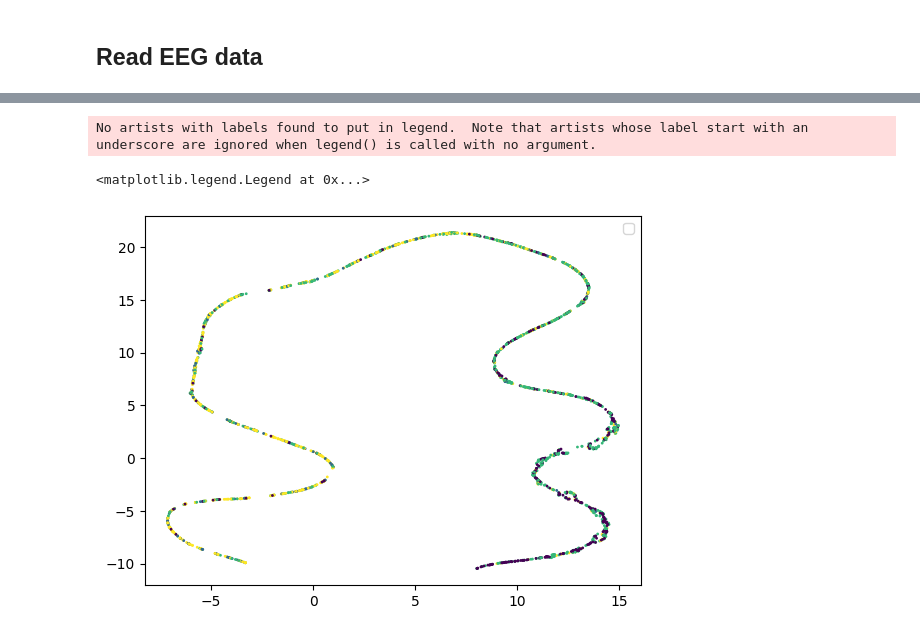
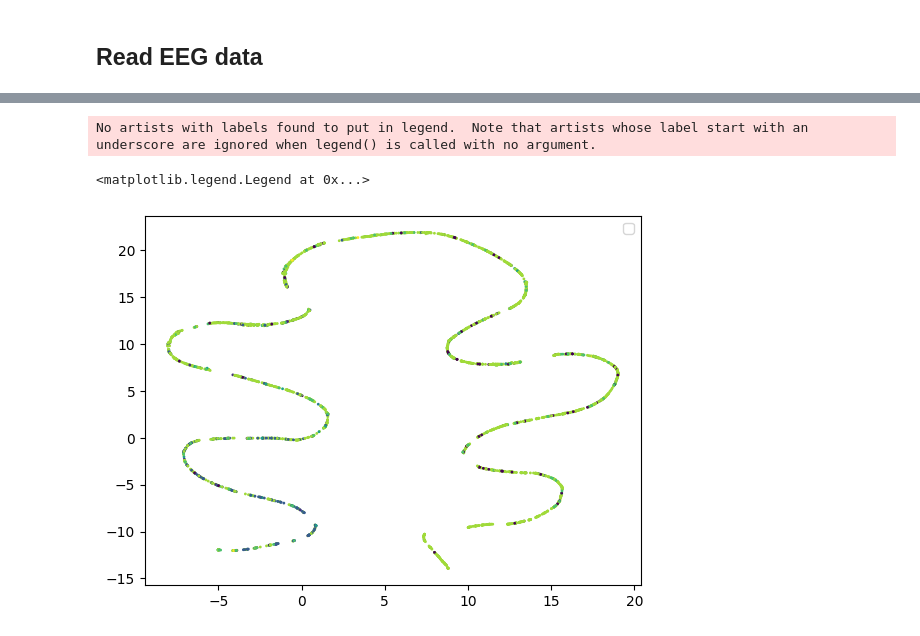
Before and after one commit to vferat/brainhack-epilepsy, a Jupyter notebook: notebooks/collect_data-KMR11.ipynb, the cells around one changed output, grey strips where cells are left out. Drawn from its saved outputs; the diff is of its cells as text; code cells hidden in the pictures.

```diff
--- a/notebooks/collect_data-KMR11.ipynb
+++ b/notebooks/collect_data-KMR11.ipynb
@@ -67,0 +161,6 @@ for day_folder in os.listdir(subject_folder):
+# %%
+raw = read_file(files[1])
+events, events_id = mne.events_from_annotations(raw, chunk_duration=chunk_duration)
+print(events)
+epochs = mne.Epochs(raw, events, event_id=events_id, tmin=0, tmax=1, baseline=None, on_missing='ignore')
+events
@@ -261,0 +364,8 @@ array([1, 2, 3, 4])
+# %%
+df = pd.DataFrame(np.vstack(all_features), columns=column_names)
+df['code'] =  pd.Categorical(df.event_name).codes
+features = [column for column in df.columns if "feature" in column]
+non_features = [column for column in df.columns if not "feature" in column]
+
+df[features].to_csv('features.tsv',sep='\t', index=False, header=False)
+df[non_features].to_csv('non_features.tsv',sep='\t')
@@ -262,11 +388,11 @@ array([1, 2, 3, 4])
 # %%
 %matplotlib inline
 fit = umap.UMAP()
-data = df.values[:,:-4]
+data = df[features].values
 u = fit.fit_transform(data)
-plt.scatter(u[:,0], u[:,1], c=df.values[:,-3].astype(int), s=1)
+plt.scatter(u[:,0], u[:,1], c=df['code'] , s=1)
 plt.legend()
 # %% [output]
 No artists with labels found to put in legend.  Note that artists whose label start with an underscore are ignored when legend() is called with no argument.
 <matplotlib.legend.Legend at 0x...>
-[figure, old version]
+[figure, new version]
```
Also changed, not shown: parts of 15 cells of this notebook, 3 other files.
